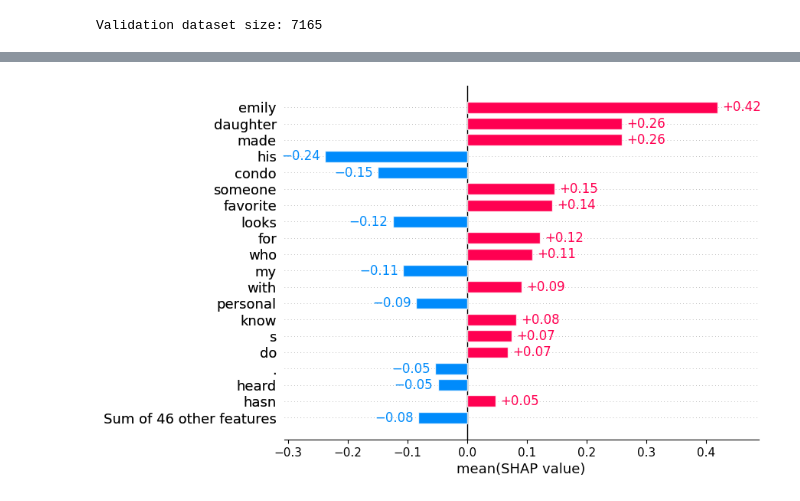
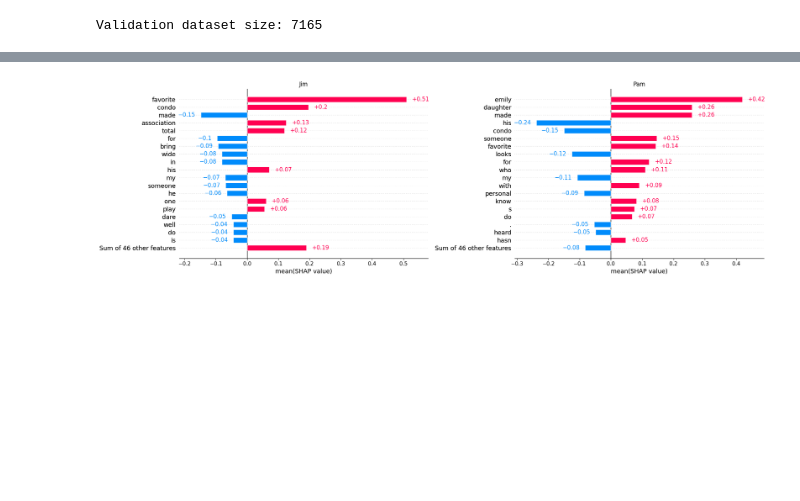
Before and after one commit to timo282/NLP-The-Office, a Jupyter notebook: notebooks/THE_OFFICE_sentence_prediction.ipynb, the cells around one changed output, grey strips where cells are left out. Drawn from its saved outputs; the diff is of its cells as text; code cells hidden in the pictures; blank space fills up the shorter version.

```diff
--- a/notebooks/THE_OFFICE_sentence_prediction.ipynb
+++ b/notebooks/THE_OFFICE_sentence_prediction.ipynb
@@ -274,6 +275,13 @@ explained_texts
-# %%
-shap.plots.bar(shap_values[:,:,4].mean(0), max_display=20, show=False)
-plt.gcf().set_size_inches(8, 6)
-plt.show()
-# %% [output]
-[figure, removed]
+# %%
+# vizualize the plots compared side by side
+plt.subplot(1, 2, 1)
+plt.title('Jim')
+shap.plots.bar(shap_values[:,:,2].mean(0), max_display=20, show=False)
+plt.subplot(1, 2, 2)
+plt.title('Pam')
+shap.plots.bar(shap_values[:,:,4].mean(0), max_display=20, show=False)
+plt.gcf().set_size_inches(20, 6)
+plt.tight_layout()
+plt.show()
+# %% [output]
+[figure, added]
```
Also changed, not shown: parts of 7 cells of this notebook.
